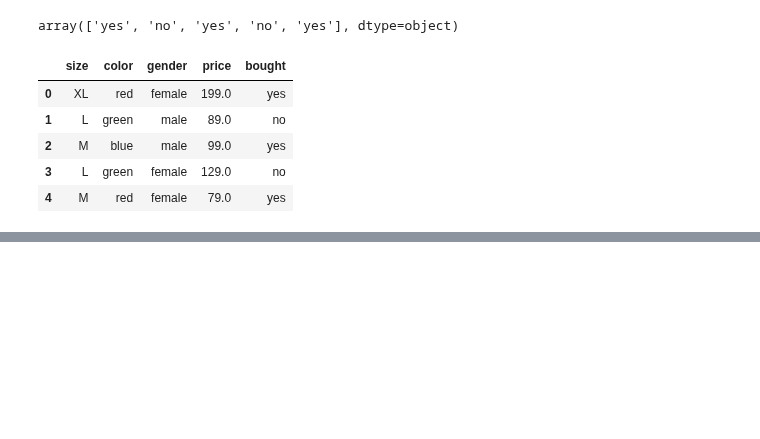
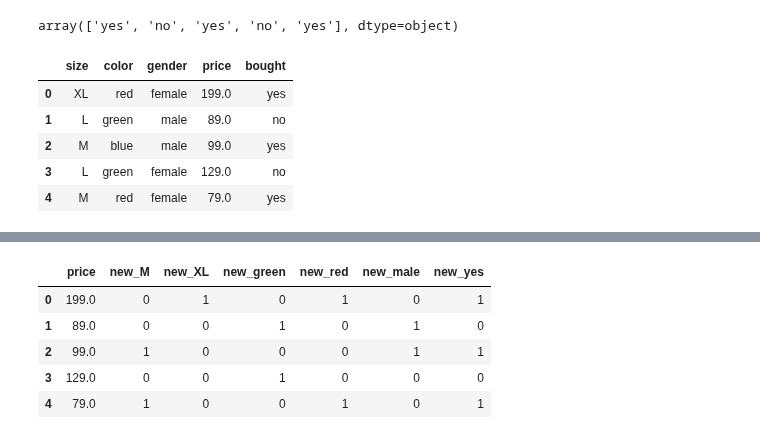
Before and after one commit to krakowiakpawel9/ml_course, a Jupyter notebook: cont/000_preprocessing.ipynb, the cells around one changed output, grey strips where cells are left out. Cells and saved outputs as stored; diff of their text form; code cells hidden in the pictures; blank space fills up the shorter version.

```diff
--- a/cont/000_preprocessing.ipynb
+++ b/cont/000_preprocessing.ipynb
@@ -71,0 +189,9 @@ df
+# %%
+pd.get_dummies(data=df, drop_first=True, prefix='new')
+# %% [output]
+|  | price | new_M | new_XL | new_green | new_red | new_male | new_yes |
+| 0 | 199.0 | 0 | 1 | 0 | 1 | 0 | 1 |
+| 1 | 89.0 | 0 | 0 | 1 | 0 | 1 | 0 |
+| 2 | 99.0 | 1 | 0 | 0 | 0 | 1 | 1 |
+| 3 | 129.0 | 0 | 0 | 1 | 0 | 0 | 0 |
+| 4 | 79.0 | 1 | 0 | 0 | 1 | 0 | 1 |
```
Also changed, not shown: parts of 29 cells of this notebook.
